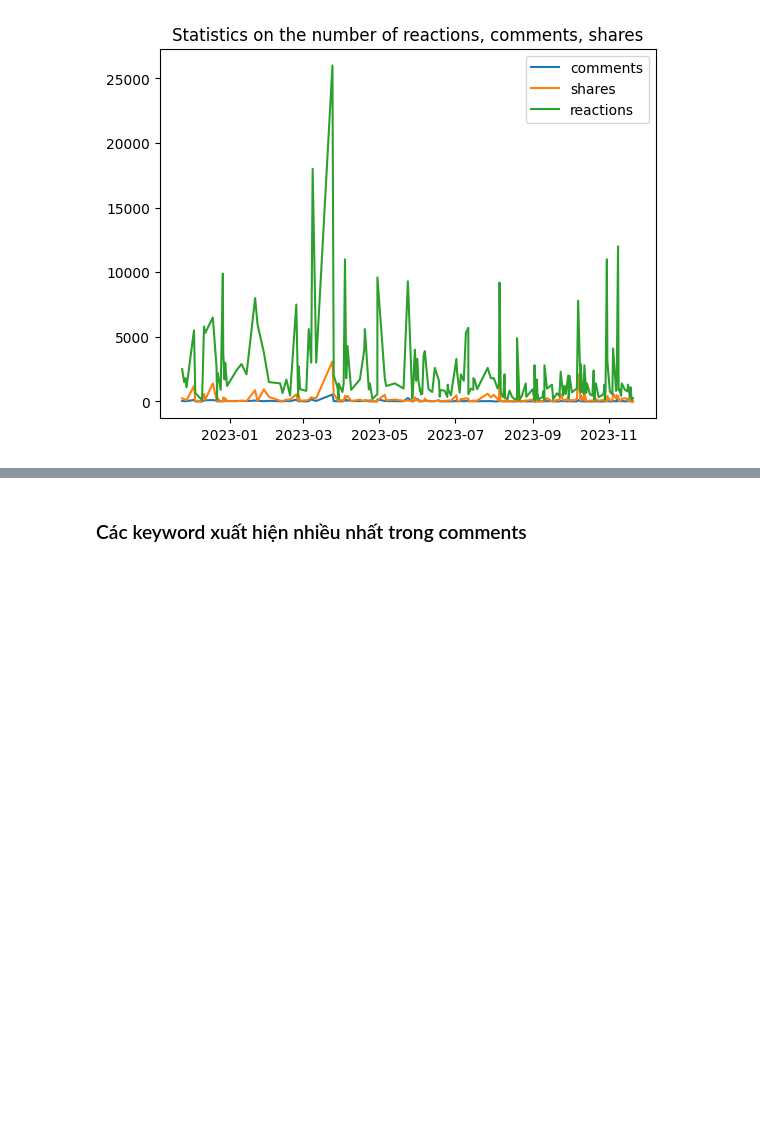
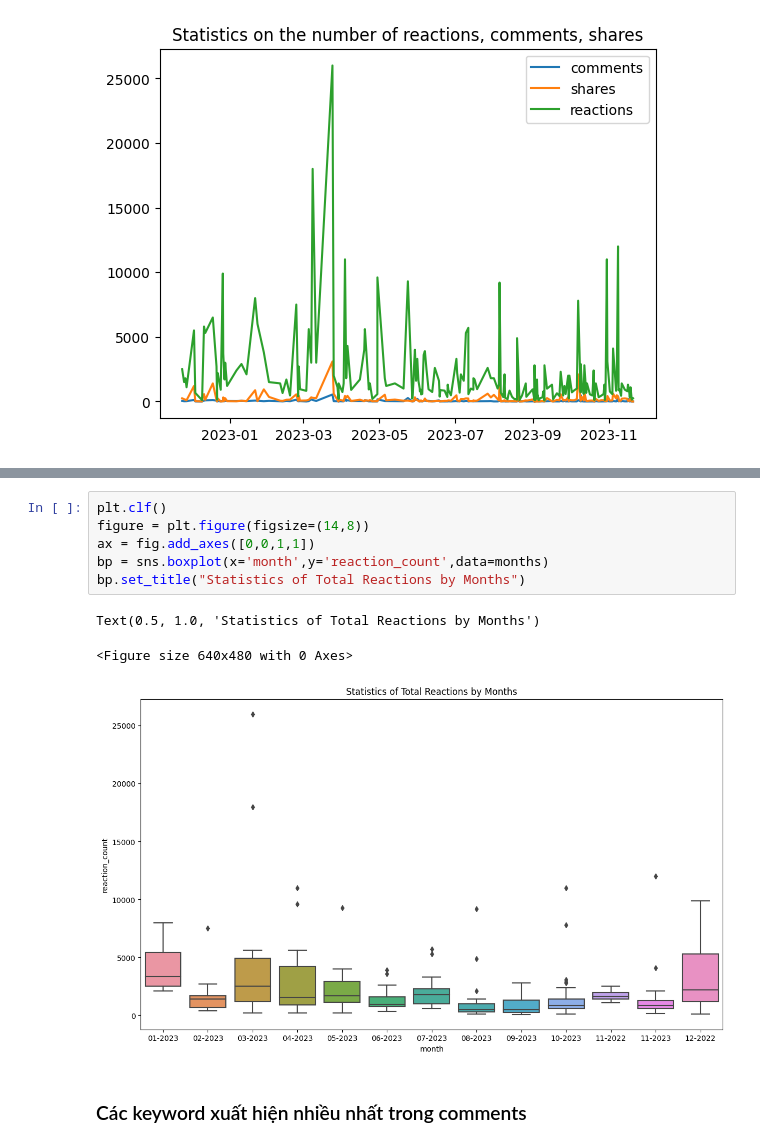
Before and after one commit to Page0526/Data-Analysis-with-Python, a Jupyter notebook: Analyze.ipynb, the cells around one changed output, grey strips where cells are left out. Saved outputs shown, nothing was run; the diff lists cells and outputs as text; blank space fills up the shorter version.

```diff
--- a/Analyze.ipynb
+++ b/Analyze.ipynb
@@ -441,3 +498,13 @@ November = raw.loc[raw['month'] == 'November','reaction_count']
+# %%
+plt.clf()
+figure = plt.figure(figsize=(14,8))
+ax = fig.add_axes([0,0,1,1])
+bp = sns.boxplot(x='month',y='reaction_count',data=months)
+bp.set_title("Statistics of Total Reactions by Months")
+# %% [output]
+Text(0.5, 1.0, 'Statistics of Total Reactions by Months')
+<Figure size 640x480 with 0 Axes>
+[figure, added]
 # %% [markdown]
 ### Các keyword xuất hiện nhiều nhất trong comments
 # %%
```
Also changed, not shown: parts of 19 cells of this notebook.
